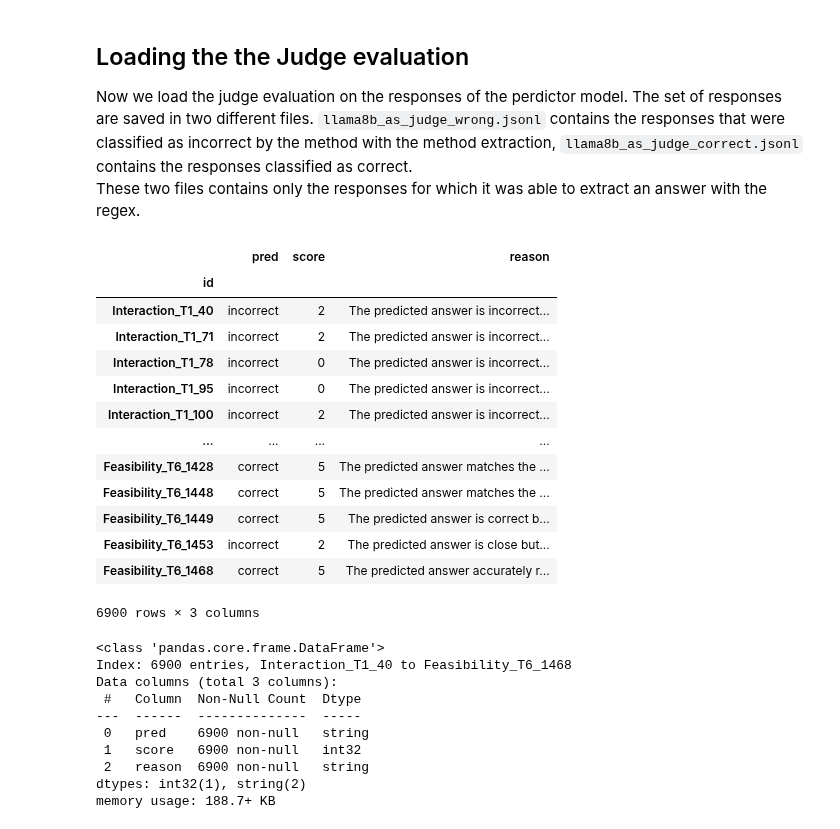
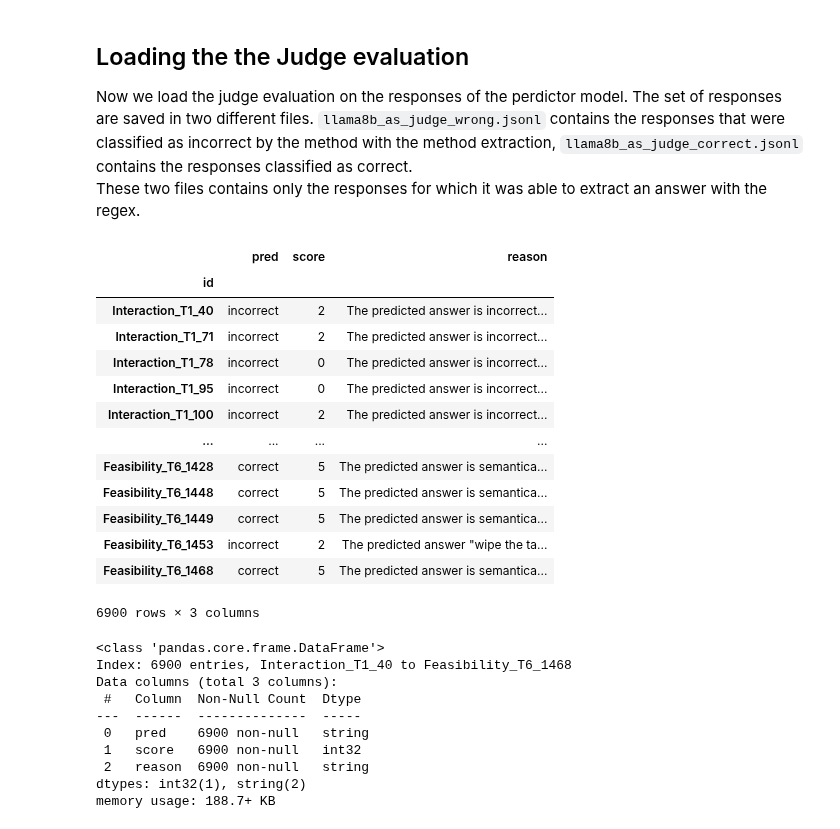
Before and after one commit to FabioLusha/video-neurosymbolic, a Jupyter notebook: star_code/experiments/week_0303_llama8b_as_judge_improving_correlation.ipynb, the cells around one changed output. Saved outputs shown, nothing was run; the diff lists cells and outputs as text; code cells hidden in the pictures.

```diff
--- a/star_code/experiments/week_0303_llama8b_as_judge_improving_correlation.ipynb
+++ b/star_code/experiments/week_0303_llama8b_as_judge_improving_correlation.ipynb
@@ -62,7 +62,7 @@ gt_df
 7098 rows × 4 columns
 # %%
 predictions = []
-with open('../outputs/responses_llama3.2_20250210_20:17:23.jsonl') as f:
+with open('../outputs/mcq_reasoning_llama3.2_20250210_20:17:23.jsonl') as f:
     predictions = [json.loads(line) for line in f.readlines()]
 
 # transforming the id key from `qid` to `id` for consistency and `response` to `answer`
@@ -152,45 +152,45 @@ with open('../outputs/llama8b_as_judge_wrong.jsonl') as f:
 
 # Load the scores for the correct answers
 predictions_correct = []
-with open('../outputs/llama8b_as_judge_correct.jsonl') as f:
+with open('../outputs/llama8b_as_judge_correct_v2_llama3.1:8b_20250304_18:05:35.jsonl') as f:
     predictions_correct = [json.loads(line) for line in f.readlines()]
 
 predictions = predictions_incorrect + predictions_correct
 
 # Extract pred, score and reason from response dictionary into separate columns
 judge_pred_df = pd.DataFrame(predictions).rename(columns={'qid':'id'})
 judge_pred_df['pred'] = \
     judge_pred_df['response'] \
     .apply(lambda x: eval(x)['pred']) \
     .astype('string')
 
 judge_pred_df['score'] = \
     judge_pred_df['response'] \
     .apply(lambda x: int(eval(x)['score'])) \
     .astype('int32')
 
 judge_pred_df['reason'] = \
     judge_pred_df['response'] \
     .apply(lambda x: eval(x)['reason']) \
     .astype('string')
 
 judge_pred_df.drop('response', axis=1, inplace=True)
 judge_pred_df.set_index('id', inplace=True)
 judge_pred_df
 # %% [output]
 |  | pred | score | reason |
 | id |  |  |  |
 | Interaction_T1_40 | incorrect | 2 | The predicted answer is incorrect... |
 | Interaction_T1_71 | incorrect | 2 | The predicted answer is incorrect... |
 | Interaction_T1_78 | incorrect | 0 | The predicted answer is incorrect... |
 | Interaction_T1_95 | incorrect | 0 | The predicted answer is incorrect... |
 | Interaction_T1_100 | incorrect | 2 | The predicted answer is incorrect... |
 | ... | ... | ... | ... |
-| Feasibility_T6_1428 | correct | 5 | The predicted answer matches the ... |
-| Feasibility_T6_1448 | correct | 5 | The predicted answer matches the ... |
-| Feasibility_T6_1449 | correct | 5 | The predicted answer is correct b... |
-| Feasibility_T6_1453 | incorrect | 2 | The predicted answer is close but... |
-| Feasibility_T6_1468 | correct | 5 | The predicted answer accurately r... |
+| Feasibility_T6_1428 | correct | 5 | The predicted answer is semantica... |
+| Feasibility_T6_1448 | correct | 5 | The predicted answer is semantica... |
+| Feasibility_T6_1449 | correct | 5 | The predicted answer is semantica... |
+| Feasibility_T6_1453 | incorrect | 2 | The predicted answer "wipe the ta... |
+| Feasibility_T6_1468 | correct | 5 | The predicted answer is semantica... |
 6900 rows × 3 columns
 # %%
 judge_pred_df.info()
```
Also changed, not shown: parts of 15 cells of this notebook, 6 other files.
